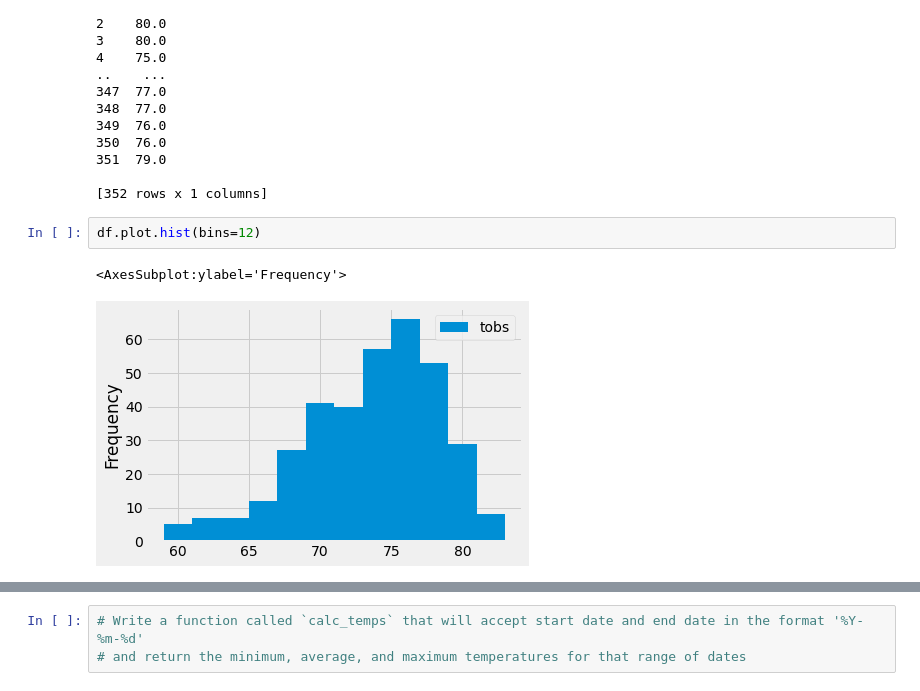
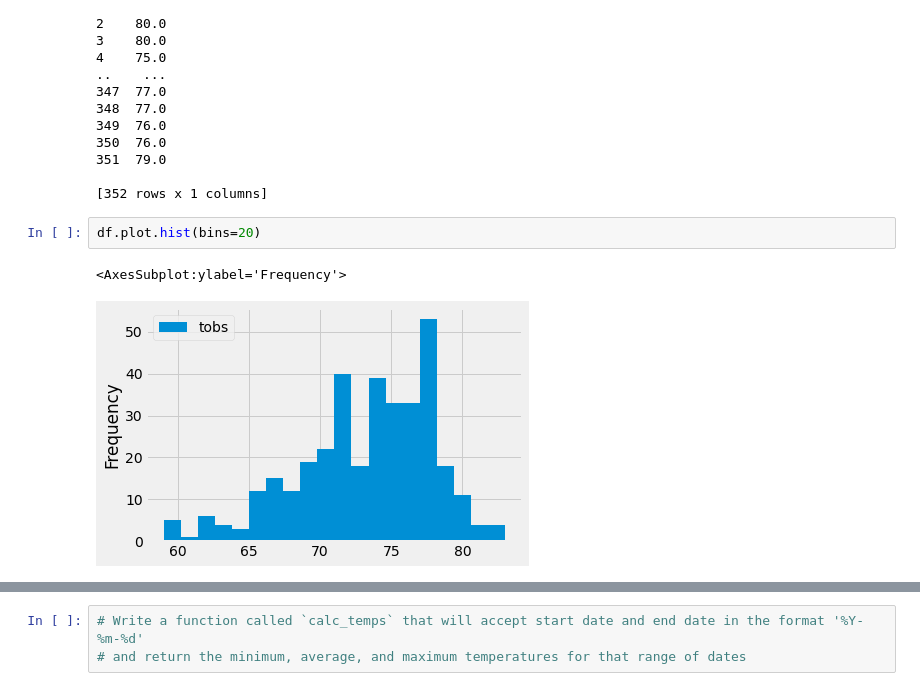
Before and after one commit to Viasha/Surfs_up, a Jupyter notebook: climate_analysis.ipynb, the cells around one changed output, grey strips where cells are left out. Cells and saved outputs as stored; diff of their text form.

```diff
--- a/climate_analysis.ipynb
+++ b/climate_analysis.ipynb
@@ -163,9 +157,9 @@ print(df)
 
 [352 rows x 1 columns]
 # %%
-df.plot.hist(bins=12)
+df.plot.hist(bins=20)
 # %% [output]
 <AxesSubplot:ylabel='Frequency'>
-[figure, old version]
+[figure, new version]
 # %%
 plt.tight_layout()
```
Also changed, not shown: parts of 3 cells of this notebook, 1 other file.
